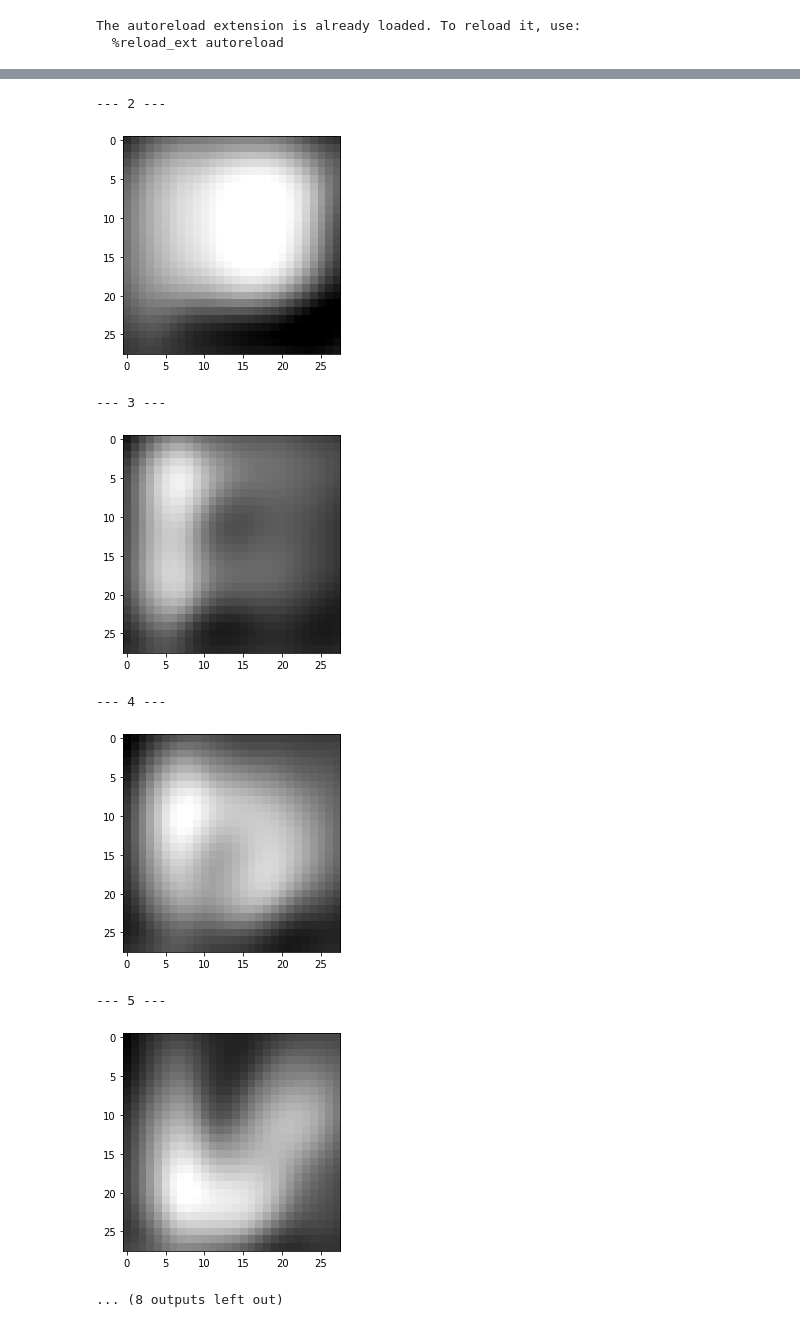
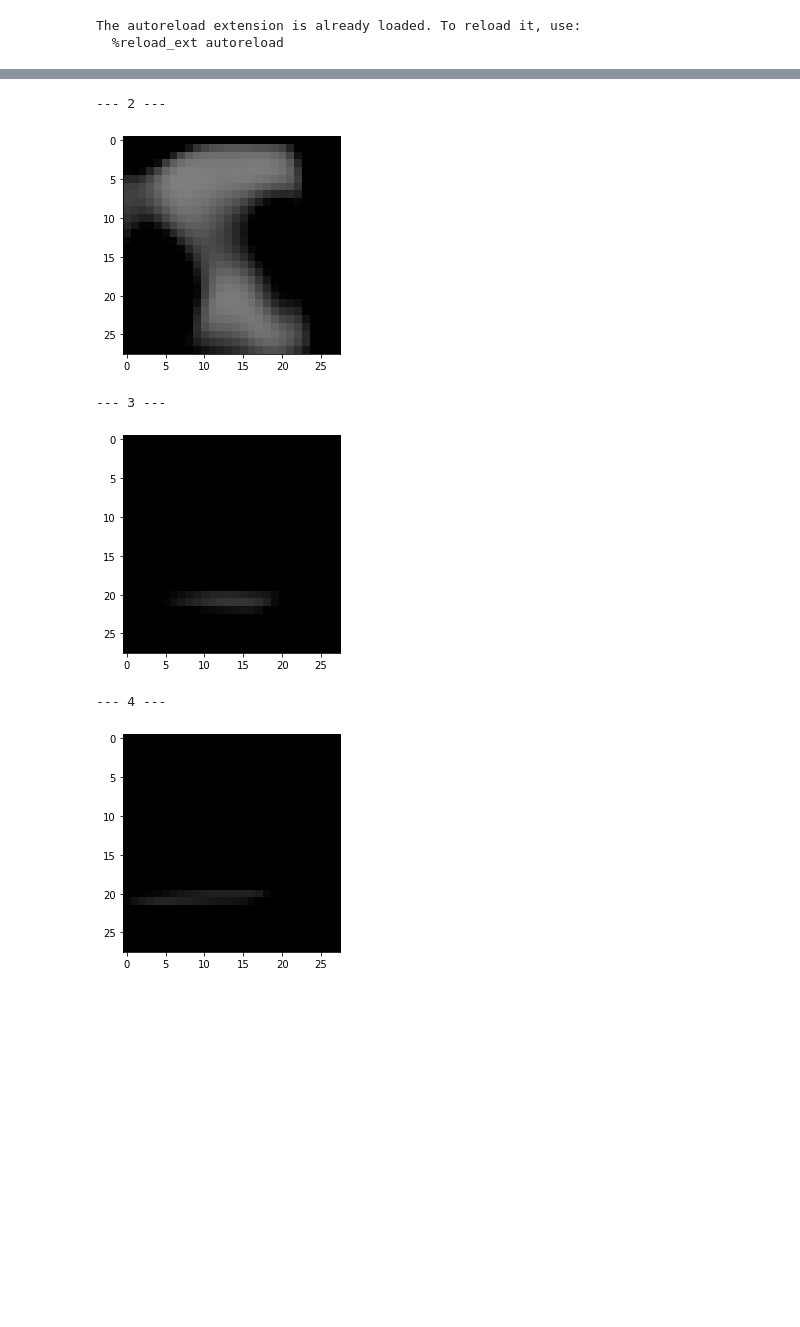
Before and after one commit to pavel-jaks/robust, a Jupyter notebook: Code/E_C-GAN.ipynb, the cells around one changed output, grey strips where cells are left out. Saved outputs shown, nothing was run; the diff lists cells and outputs as text; code cells hidden in the pictures; blank space fills up the shorter version.

```diff
--- a/Code/E_C-GAN.ipynb
+++ b/Code/E_C-GAN.ipynb
@@ -21,16 +21,16 @@ data = MnistData()
 images = None
 # %%
 generator = ModelManager.get_untrained(ModelType.MnistGanGenerator)
-discriminator = ModelManager.get_untrained(ModelType.MnistGanDiscriminator)
+discriminator = ModelManager.get_untrained(ModelType.MnistGanDisTwo)
 # %%
-batch_size = 20
+batch_size = 100
 loss_fn = nn.BCELoss()
 discriminator_optimizer = optim.Adam(discriminator.parameters(), lr=1e-2)
-generator_optimizer = optim.Adam(generator.parameters(), lr=1e-3)
+generator_optimizer = optim.Adam(generator.parameters(), lr=1e-2)
 batch, _ = data.get_training_batch(batch_size)
 rand_batch = torch.rand((batch_size, 1, 28, 28))
 images = batch
-for epoch in range(100):
+for epoch in range(5):
     batch, _ = data.get_training_batch(batch_size)
     rand_batch = torch.rand((batch_size, 1, 28, 28))
     images = generator(rand_batch)
@@ -38,19 +38,19 @@ for epoch in range(100):
 
     discriminator_optimizer.zero_grad()
 
-    d_preds = discriminator(images)
-    loss_one = ((discriminator(batch) + 1e-5).log().sum() + ((1 + 1e-5) - discriminator(generator(rand_batch))).log().sum()) / batch_size
+    loss_one = loss_fn(discriminator(images), torch.ones(batch_size, 1))
     loss_one.backward(retain_graph=True)
     generator_optimizer.step()
 
     discriminator_optimizer.zero_grad()
-    loss_two = - ((discriminator(batch) + 1e-5).log().sum() + ((1 + 1e-5) - discriminator(generator(rand_batch))).log().sum()) / batch_size
+    loss_two = loss_fn(discriminator(images.detach()), torch.zeros(batch_size, 1)) \
+        + loss_fn(discriminator(batch), torch.ones(batch_size, 1))
     loss_two.backward()
     discriminator_optimizer.step()
 
     #batch, _ = data.get_training_batch(batch_size)
 
-    if epoch % 10 == 0:
+    if epoch % 1 == 0:
         print(f'--- {epoch} ---')
         MnistData.display(images[0], scale=True)
 # %% [output]
@@ -61,12 +61,9 @@ for epoch in range(100):
 --- 2 ---
-[figure, old version]
+[figure, new version]
 --- 3 ---
-[figure, old version]
+[figure, new version]
 --- 4 ---
-[figure, old version]
+[figure, new version]
---- 5 ---
-[figure, removed]
-... (8 outputs left out)
 # %%
 discriminator(images), discriminator(batch)
 # %% [output]
```
Also changed, not shown: parts of 5 cells of this notebook, 1 other file.
